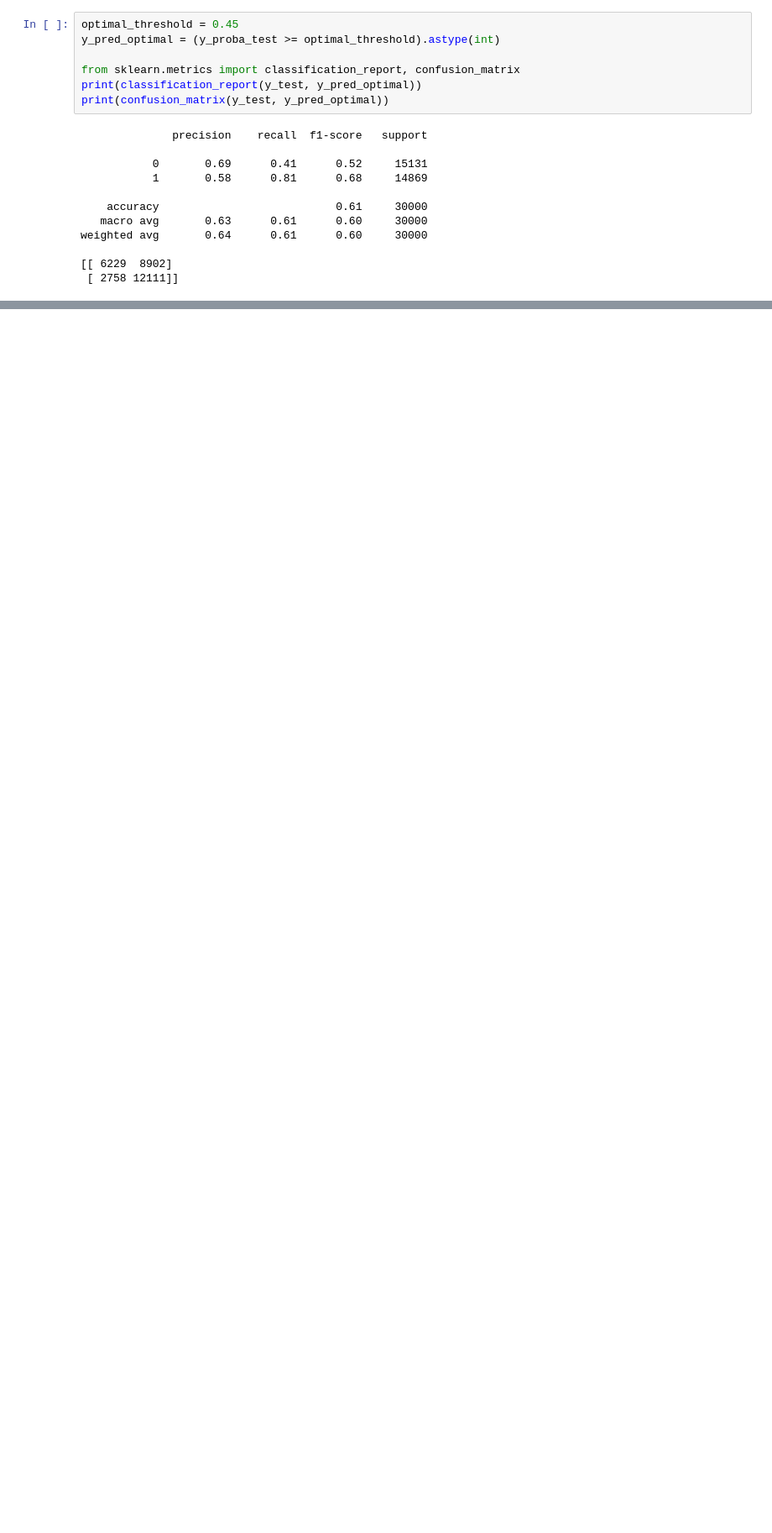
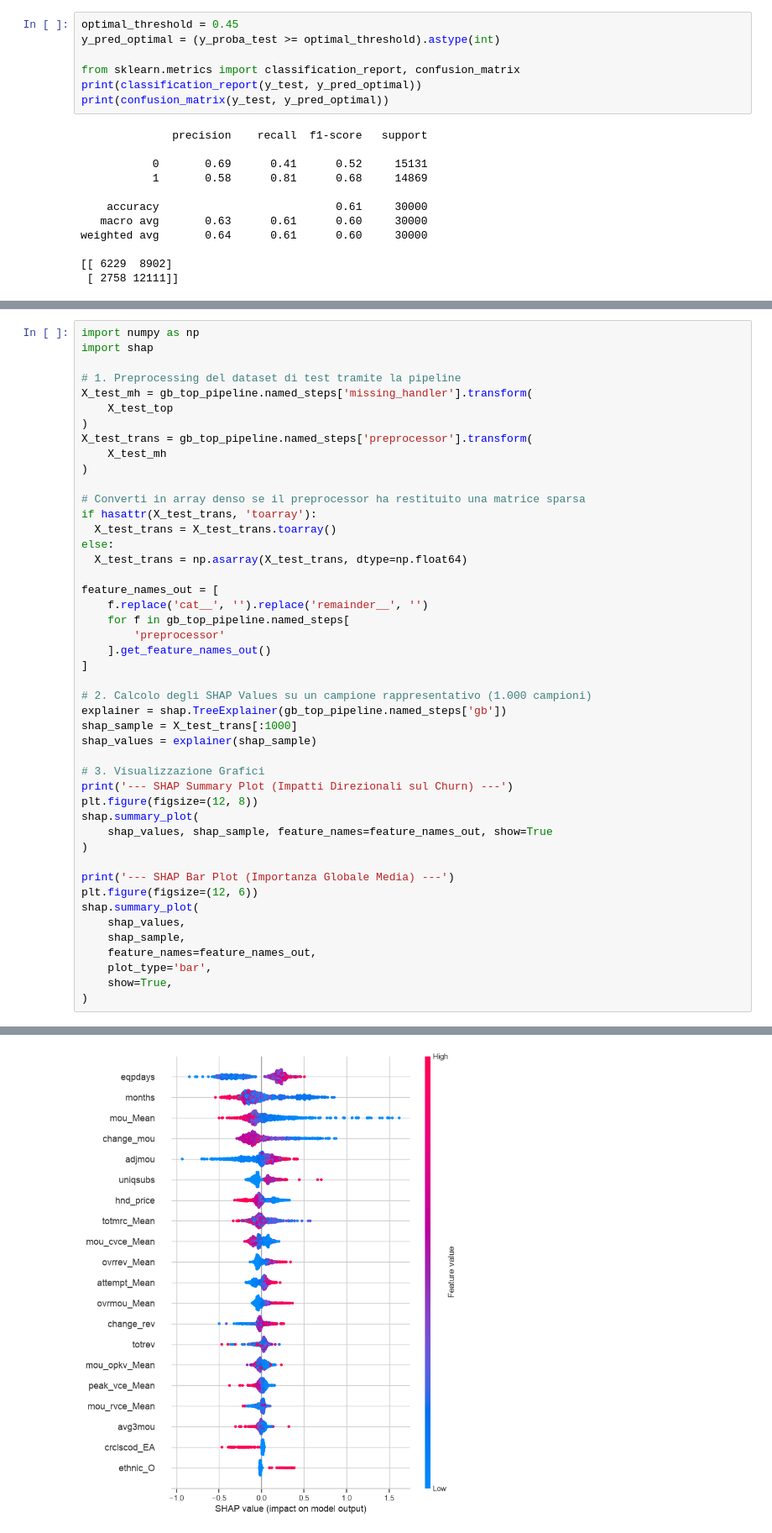
Before and after one commit to meddesara98-ctrl/SDG_Project, a Jupyter notebook: notebook.ipynb, the cells around one changed output, grey strips where cells are left out. Shown at 84% size. Saved outputs shown, nothing was run; the diff lists cells and outputs as text; blank space fills up the shorter version.

```diff
--- a/notebook.ipynb
+++ b/notebook.ipynb
@@ -502,0 +1019,47 @@ weighted avg       0.64      0.61      0.60     30000
+# %%
+import numpy as np
+import shap
+
+# 1. Preprocessing del dataset di test tramite la pipeline
+X_test_mh = gb_top_pipeline.named_steps['missing_handler'].transform(
+    X_test_top
+)
+X_test_trans = gb_top_pipeline.named_steps['preprocessor'].transform(
+    X_test_mh
+)
+
+# Converti in array denso se il preprocessor ha restituito una matrice sparsa
+if hasattr(X_test_trans, 'toarray'):
+  X_test_trans = X_test_trans.toarray()
+else:
+  X_test_trans = np.asarray(X_test_trans, dtype=np.float64)
+
+feature_names_out = [
+    f.replace('cat__', '').replace('remainder__', '')
+    for f in gb_top_pipeline.named_steps[
+        'preprocessor'
+    ].get_feature_names_out()
+]
+
+# 2. Calcolo degli SHAP Values su un campione rappresentativo (1.000 campioni)
+explainer = shap.TreeExplainer(gb_top_pipeline.named_steps['gb'])
+shap_sample = X_test_trans[:1000]
+shap_values = explainer(shap_sample)
+
+# 3. Visualizzazione Grafici
+print('--- SHAP Summary Plot (Impatti Direzionali sul Churn) ---')
+plt.figure(figsize=(12, 8))
+shap.summary_plot(
+    shap_values, shap_sample, feature_names=feature_names_out, show=True
+)
+
+print('--- SHAP Bar Plot (Importanza Globale Media) ---')
+plt.figure(figsize=(12, 6))
+shap.summary_plot(
+    shap_values,
+    shap_sample,
+    feature_names=feature_names_out,
+    plot_type='bar',
+    show=True,
+)
+# %% [output]
@@ -502,0 +1067 @@ weighted avg       0.64      0.61      0.60     30000
+[figure, added]
```
Also changed, not shown: parts of 22 cells of this notebook.
